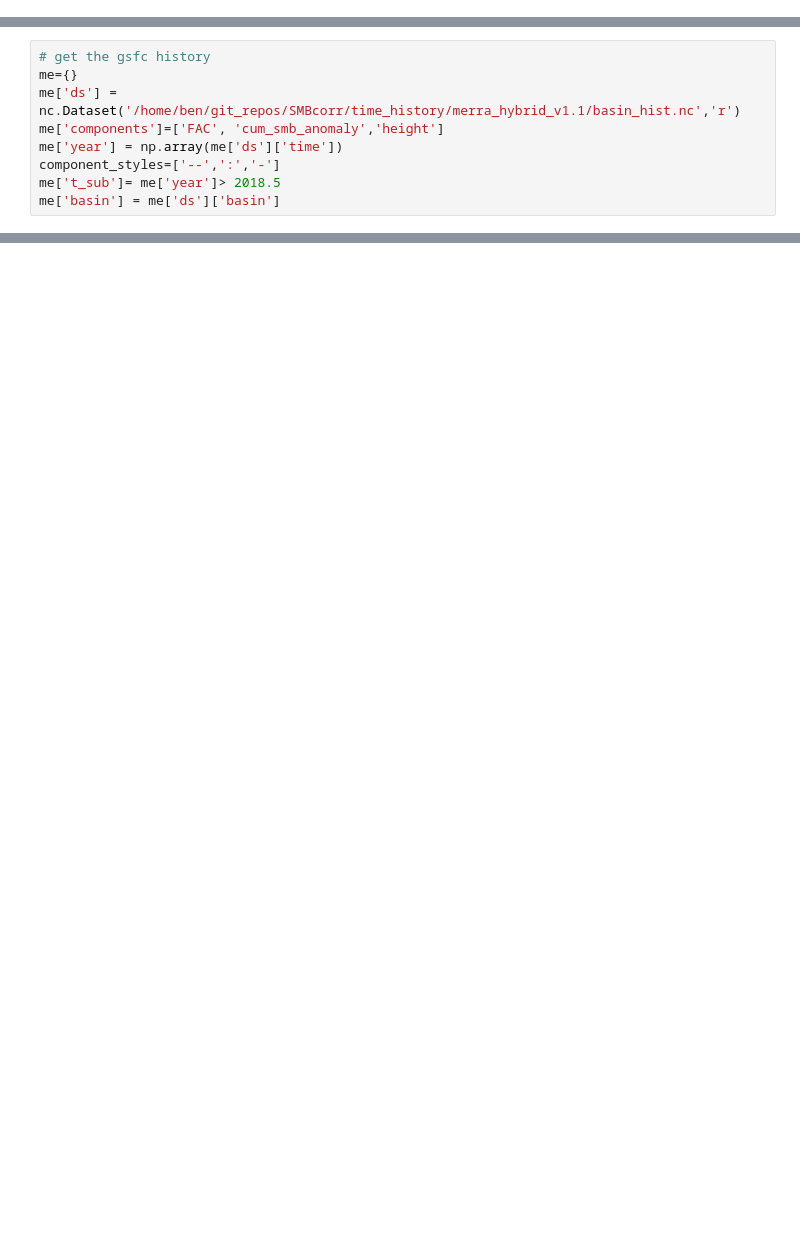
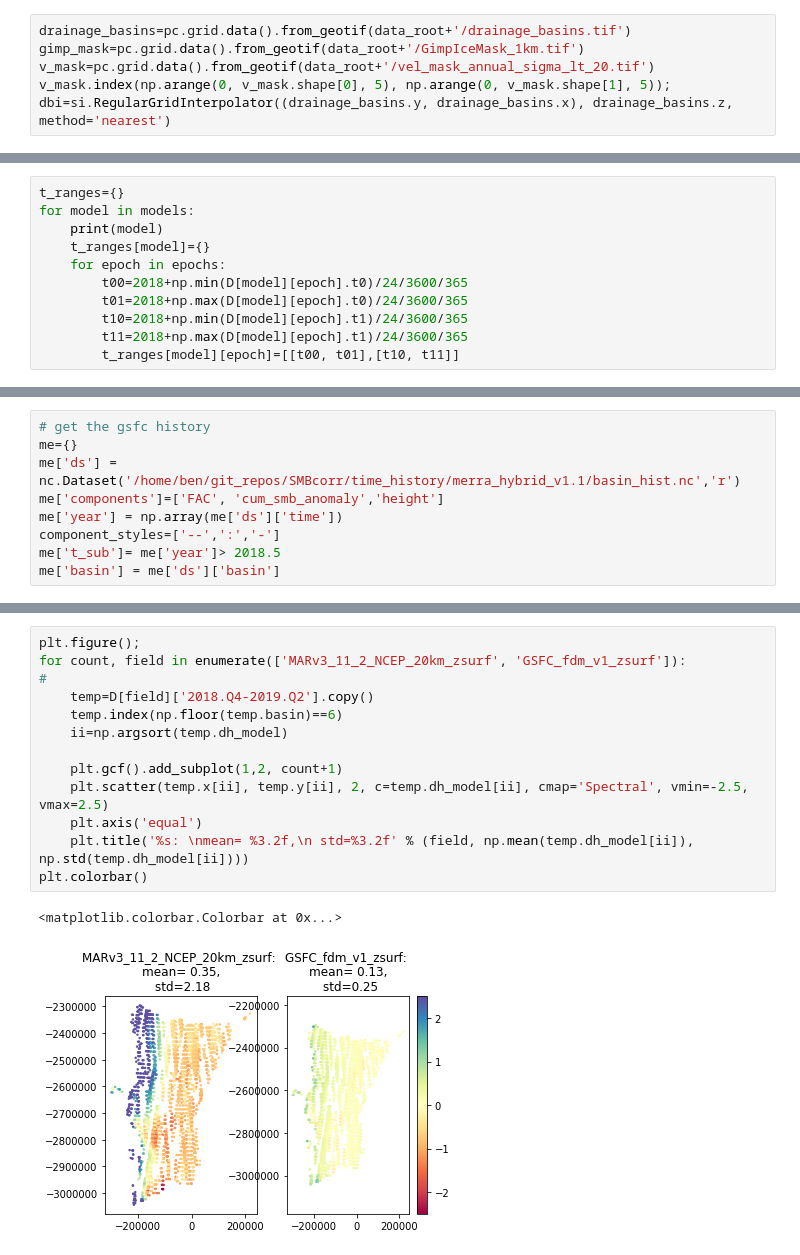
Before and after one commit to tsutterley/SMBcorr, a Jupyter notebook: notebooks/SMB_history_for_basins.ipynb, the cells around one changed output, grey strips where cells are left out. Drawn from its saved outputs; the diff is of its cells as text; blank space fills up the shorter version.

```diff
--- a/notebooks/SMB_history_for_basins.ipynb
+++ b/notebooks/SMB_history_for_basins.ipynb
@@ -13,0 +19,6 @@ import glob
+# %%
+drainage_basins=pc.grid.data().from_geotif(data_root+'/drainage_basins.tif')
+gimp_mask=pc.grid.data().from_geotif(data_root+'/GimpIceMask_1km.tif')
+v_mask=pc.grid.data().from_geotif(data_root+'/vel_mask_annual_sigma_lt_20.tif')
+v_mask.index(np.arange(0, v_mask.shape[0], 5), np.arange(0, v_mask.shape[1], 5));
+dbi=si.RegularGridInterpolator((drainage_basins.y, drainage_basins.x), drainage_basins.z, method='nearest')
@@ -13,0 +47,11 @@ import glob
+# %%
+t_ranges={}
+for model in models:
+    print(model)
+    t_ranges[model]={}
+    for epoch in epochs:
+        t00=2018+np.min(D[model][epoch].t0)/24/3600/365
+        t01=2018+np.max(D[model][epoch].t0)/24/3600/365
+        t10=2018+np.min(D[model][epoch].t1)/24/3600/365
+        t11=2018+np.max(D[model][epoch].t1)/24/3600/365
+        t_ranges[model][epoch]=[[t00, t01],[t10, t11]]
@@ -54 +237,17 @@ me['basin'] = me['ds']['basin']
+# %%
+plt.figure();
+for count, field in enumerate(['MARv3_11_2_NCEP_20km_zsurf', 'GSFC_fdm_v1_zsurf']):
+#
+    temp=D[field]['2018.Q4-2019.Q2'].copy()
+    temp.index(np.floor(temp.basin)==6)
+    ii=np.argsort(temp.dh_model)
+
+    plt.gcf().add_subplot(1,2, count+1)
+    plt.scatter(temp.x[ii], temp.y[ii], 2, c=temp.dh_model[ii], cmap='Spectral', vmin=-2.5, vmax=2.5)
+    plt.axis('equal')
+    plt.title('%s: \nmean= %3.2f,\n std=%3.2f' % (field, np.mean(temp.dh_model[ii]), np.std(temp.dh_model[ii])))
+plt.colorbar()
+# %% [output]
+<matplotlib.colorbar.Colorbar at 0x...>
+[figure, added]
 # %%
```
Also changed, not shown: parts of 20 cells of this notebook, 2 other files.
